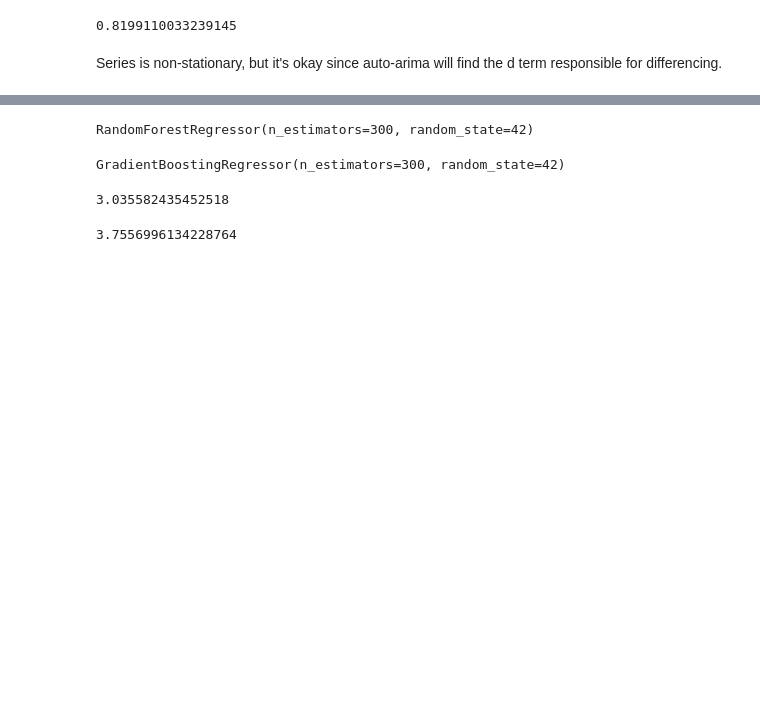
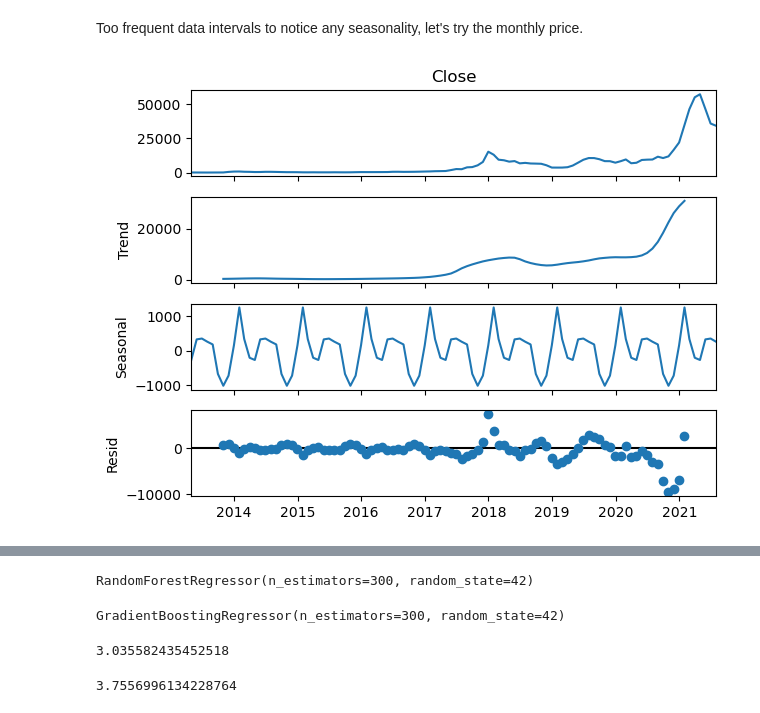
Before and after one commit to LethalDriver/Time-Series-Analysis-Lab, a Jupyter notebook: project_crypto.ipynb, the cells around one changed output, grey strips where cells are left out. Saved outputs shown, nothing was run; the diff lists cells and outputs as text; code cells hidden in the pictures; blank space fills up the shorter version.

```diff
--- a/project_crypto.ipynb
+++ b/project_crypto.ipynb
@@ -37,8 +37,7 @@ result.plot();
-# %%
-from statsmodels.tsa.stattools import adfuller
-
-adfuller(bitcoin['Close'])[1]
-# %% [output]
-0.8199110033239145
-# %% [markdown]
-Series is non-stationary, but it's okay since auto-arima will find the d term responsible for differencing.
+# %% [markdown]
+Too frequent data intervals to notice any seasonality, let's try the monthly price.
+# %%
+bitcoin_monthly = bitcoin['Close'].resample('M').mean()
+seasonal_decompose(bitcoin_monthly, model='add').plot();
+# %% [output]
+[figure, added]
```
Also changed, not shown: parts of 14 cells of this notebook.
